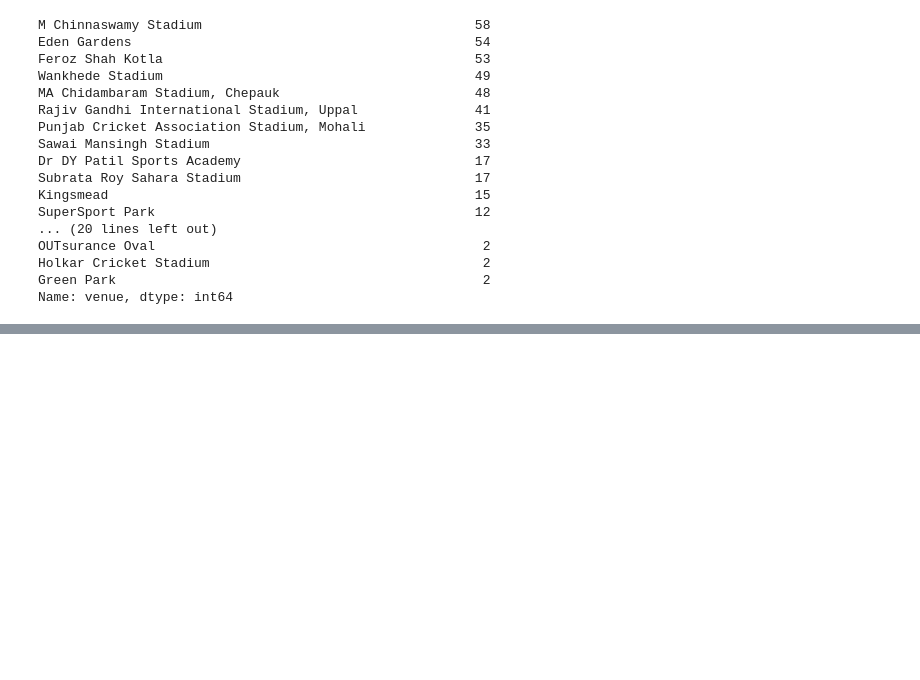
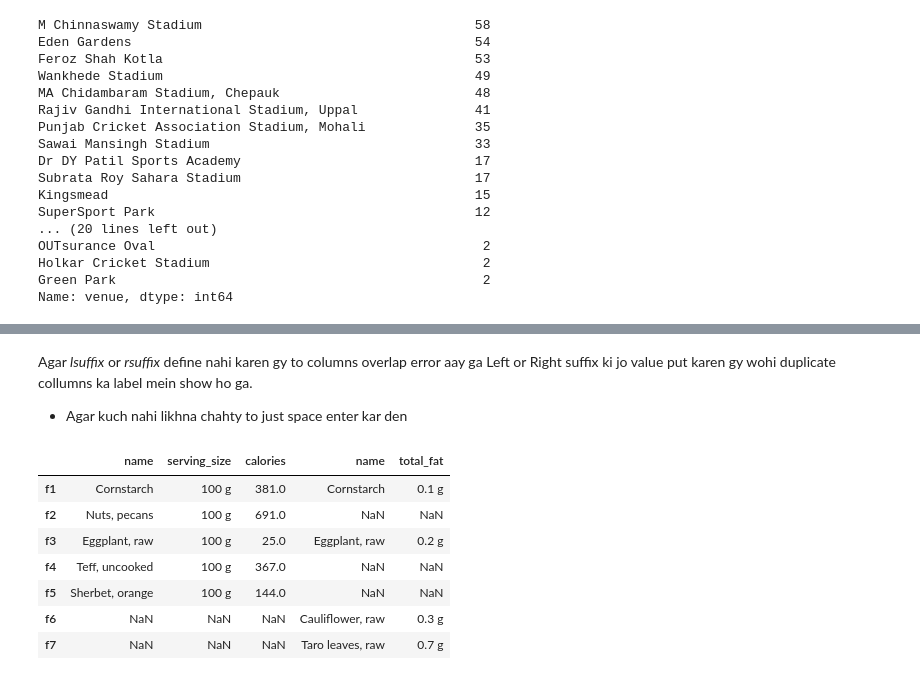
Before and after one commit to biyazejaan/Pandas_a_to_z, a Jupyter notebook: pandas_a_to_z.ipynb, the cells around one changed output, grey strips where cells are left out. Cells and saved outputs as stored; diff of their text form; code cells hidden in the pictures; blank space fills up the shorter version.

```diff
--- a/pandas_a_to_z.ipynb
+++ b/pandas_a_to_z.ipynb
@@ -1430,0 +1446,16 @@ Name: venue, dtype: int64
+# %% [markdown]
+Agar *lsuffix* or *rsuffix* define nahi karen gy to columns overlap error aay ga
+Left or Right suffix ki jo value put karen gy wohi duplicate collumns ka label mein show ho ga.
+- Agar kuch nahi likhna chahty to just space enter kar den
+# %%
+df3 = df1.join(df2,lsuffix=" ", how = 'outer')
+df3
+# %% [output]
+|  | name | serving_size | calories | name | total_fat |
+| f1 | Cornstarch | 100 g | 381.0 | Cornstarch | 0.1 g |
+| f2 | Nuts, pecans | 100 g | 691.0 | NaN | NaN |
+| f3 | Eggplant, raw | 100 g | 25.0 | Eggplant, raw | 0.2 g |
+| f4 | Teff, uncooked | 100 g | 367.0 | NaN | NaN |
+| f5 | Sherbet, orange | 100 g | 144.0 | NaN | NaN |
+| f6 | NaN | NaN | NaN | Cauliflower, raw | 0.3 g |
+| f7 | NaN | NaN | NaN | Taro leaves, raw | 0.7 g |
```
Also changed, not shown: parts of 40 cells of this notebook.
